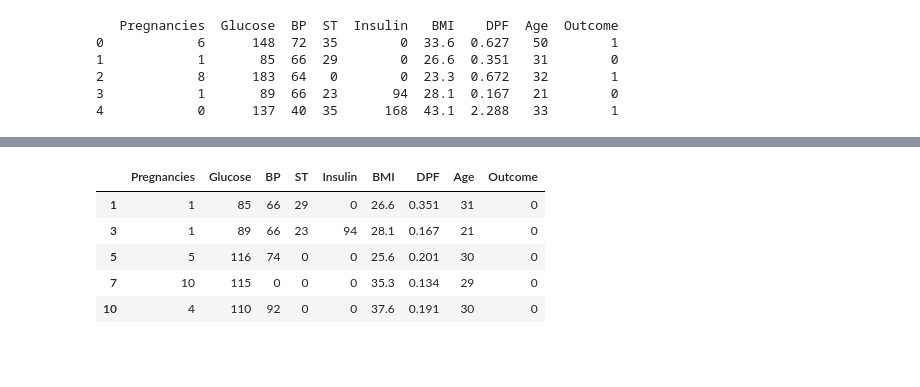
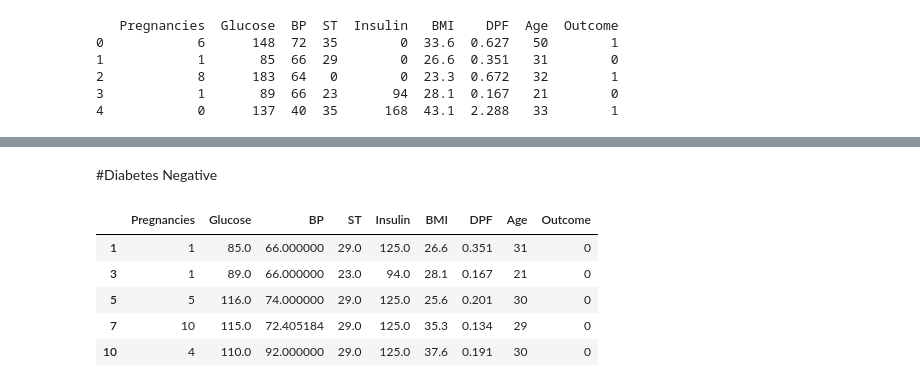
Before and after one commit to sfansaria/Diabetes_Prediction_Using_Classification, a Jupyter notebook: Diabetes_Prediction.ipynb, the cells around one changed output, grey strips where cells are left out. Drawn from its saved outputs; the diff is of its cells as text; code cells hidden in the pictures; blank space fills up the shorter version.

```diff
--- a/Diabetes_Prediction.ipynb
+++ b/Diabetes_Prediction.ipynb
@@ -55,17 +99,8 @@ print(df.head())
 # %%
-'''
+
 
 #Replacing the 0 values from ['Glucose','BP','ST','Insulin','BMI'] by NaN
-df_copy = df.copy(deep=True)
-df_copy[['Glucose', 'BP','ST','Insulin','BMI']] = df_copy[['Glucose','BP','ST','Insulin','BMI']].replace(0,np.NaN)
-print(df_copy.head())
-#Replacing NaN value by mean, median, depending upon distribution
-df_copy['Glucose'].fillna(df_copy['Glucose'].mean(), inplace=True)
-df_copy['BP'].fillna(df_copy['BP'].mean(),inplace=True)
-df_copy['ST'].fillna(df_copy['ST'].median(),inplace=True)
-df_copy['Insulin'].fillna(df_copy['Insulin'].median(),inplace=True)
-df_copy['BMI'].fillna(df_copy['BMI'].median(),inplace=True)
-
-print(df_copy.head())
-'''
+df_new = df.copy(deep=True)
+df_new[['Glucose', 'BP','ST','Insulin','BMI']] = df_new[['Glucose','BP','ST','Insulin','BMI']].replace(0,np.NaN)
+print(df_new.head())
 # %% [output]
@@ -72,0 +115,9 @@ print(df_copy.head())
+# %%
+
+df_new['Glucose'].fillna(df_new['Glucose'].mean(), inplace=True)
+df_new['BP'].fillna(df_new['BP'].mean(),inplace=True)
+df_new['ST'].fillna(df_new['ST'].median(),inplace=True)
+df_new['Insulin'].fillna(df_new['Insulin'].median(),inplace=True)
+df_new['BMI'].fillna(df_new['BMI'].median(),inplace=True)
+
+print(df_new.head())
@@ -95,10 +143,12 @@ plt.show()
+# %% [markdown]
+#Diabetes Negative
 # %%
-diabetes_negative = df[df.Outcome==0]
+diabetes_negative = df_new[df_new.Outcome==0]
 diabetes_negative.head()
 # %% [output]
 |  | Pregnancies | Glucose | BP | ST | Insulin | BMI | DPF | Age | Outcome |
-| 1 | 1 | 85 | 66 | 29 | 0 | 26.6 | 0.351 | 31 | 0 |
-| 3 | 1 | 89 | 66 | 23 | 94 | 28.1 | 0.167 | 21 | 0 |
-| 5 | 5 | 116 | 74 | 0 | 0 | 25.6 | 0.201 | 30 | 0 |
-| 7 | 10 | 115 | 0 | 0 | 0 | 35.3 | 0.134 | 29 | 0 |
-| 10 | 4 | 110 | 92 | 0 | 0 | 37.6 | 0.191 | 30 | 0 |
+| 1 | 1 | 85.0 | 66.000000 | 29.0 | 125.0 | 26.6 | 0.351 | 31 | 0 |
+| 3 | 1 | 89.0 | 66.000000 | 23.0 | 94.0 | 28.1 | 0.167 | 21 | 0 |
+| 5 | 5 | 116.0 | 74.000000 | 29.0 | 125.0 | 25.6 | 0.201 | 30 | 0 |
+| 7 | 10 | 115.0 | 72.405184 | 29.0 | 125.0 | 35.3 | 0.134 | 29 | 0 |
+| 10 | 4 | 110.0 | 92.000000 | 29.0 | 125.0 | 37.6 | 0.191 | 30 | 0 |
```
Also changed, not shown: parts of 55 cells of this notebook.
